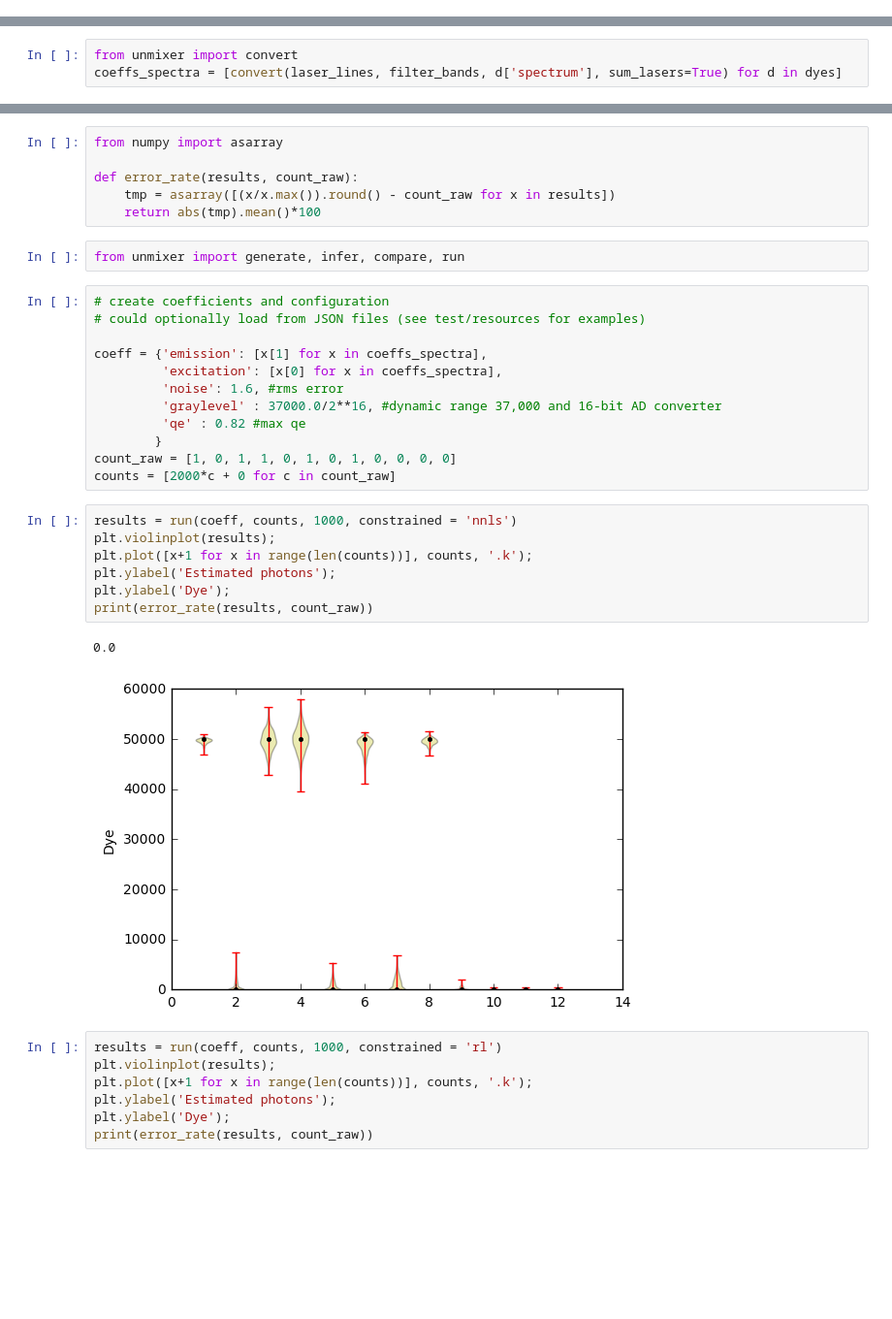
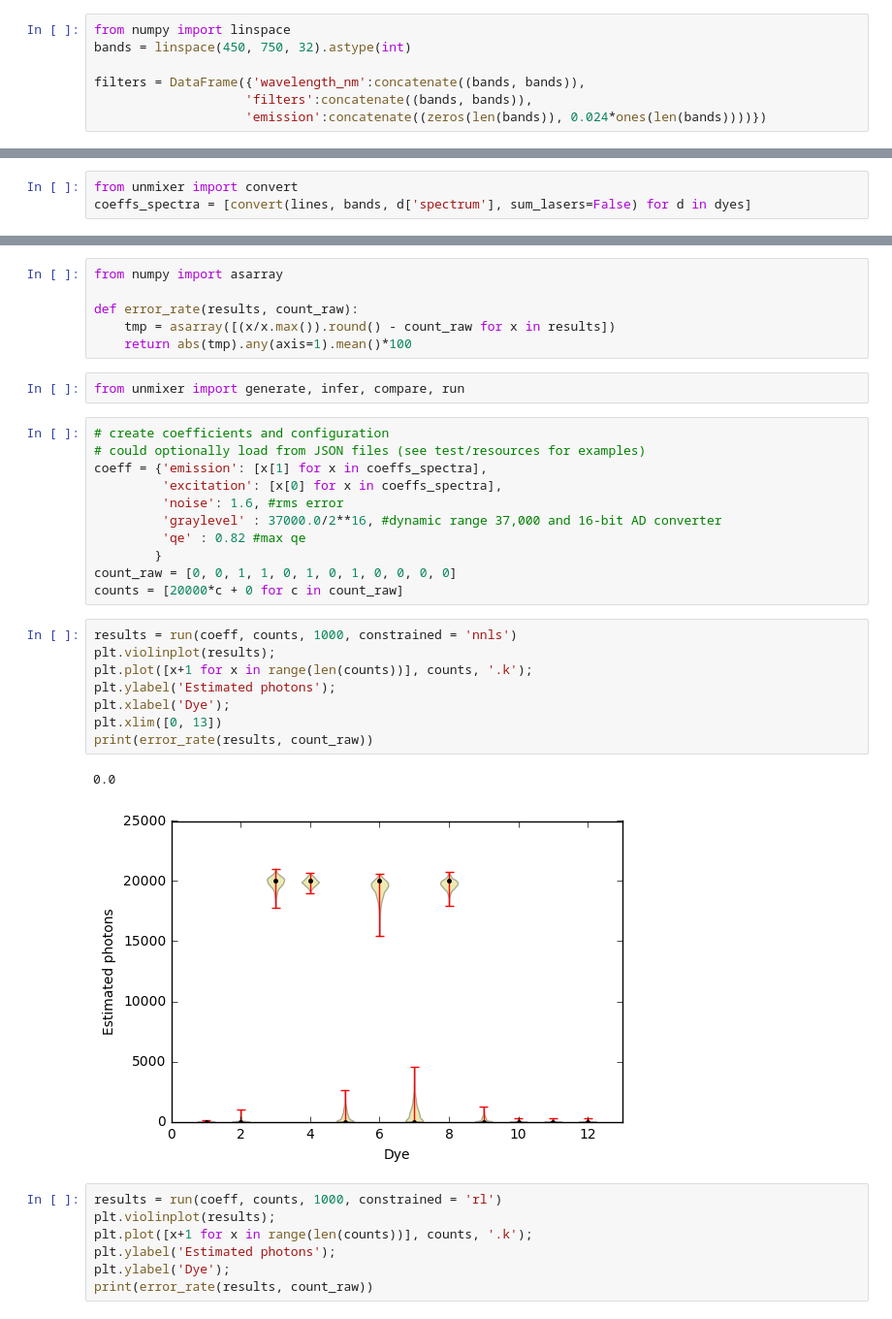
Before and after one commit to sofroniewn/unmixer, a Jupyter notebook: example.ipynb, the cells around one changed output, grey strips where cells are left out. Shown at 97% size. Drawn from its saved outputs; the diff is of its cells as text; blank space fills up the shorter version.

```diff
--- a/example.ipynb
+++ b/example.ipynb
@@ -133,0 +181,7 @@ filter_bands = linspace(450, 750, 32).astype(int)
+# %%
+from numpy import linspace
+bands = linspace(450, 750, 32).astype(int)
+
+filters = DataFrame({'wavelength_nm':concatenate((bands, bands)),
+                    'filters':concatenate((bands, bands)),
+                    'emission':concatenate((zeros(len(bands)), 0.024*ones(len(bands))))})
@@ -134,5 +198,5 @@ filter_bands = linspace(450, 750, 32).astype(int)
 # %%
 from unmixer import convert
-coeffs_spectra = [convert(laser_lines, filter_bands, d['spectrum'], sum_lasers=True) for d in dyes]
+coeffs_spectra = [convert(lines, bands, d['spectrum'], sum_lasers=False) for d in dyes]
 # %% [markdown]
 ## simulation
@@ -141,31 +211,31 @@ from numpy import asarray
 
 def error_rate(results, count_raw):
     tmp = asarray([(x/x.max()).round() - count_raw for x in results])
-    return abs(tmp).mean()*100
+    return abs(tmp).any(axis=1).mean()*100
 # %%
 from unmixer import generate, infer, compare, run
 # %%
 # create coefficients and configuration
 # could optionally load from JSON files (see test/resources for examples)
-
 coeff = {'emission': [x[1] for x in coeffs_spectra],
          'excitation': [x[0] for x in coeffs_spectra],
          'noise': 1.6, #rms error
          'graylevel' : 37000.0/2**16, #dynamic range 37,000 and 16-bit AD converter
          'qe' : 0.82 #max qe
         }
-count_raw = [1, 0, 1, 1, 0, 1, 0, 1, 0, 0, 0, 0]
-counts = [2000*c + 0 for c in count_raw]
+count_raw = [0, 0, 1, 1, 0, 1, 0, 1, 0, 0, 0, 0]
+counts = [20000*c + 0 for c in count_raw]
 # %%
 results = run(coeff, counts, 1000, constrained = 'nnls')
 plt.violinplot(results);
 plt.plot([x+1 for x in range(len(counts))], counts, '.k');
 plt.ylabel('Estimated photons');
-plt.ylabel('Dye');
+plt.xlabel('Dye');
+plt.xlim([0, 13])
 print(error_rate(results, count_raw))
 # %% [output]
 0.0
-[figure, old version]
+[figure, new version]
 # %%
 results = run(coeff, counts, 1000, constrained = 'rl')
 plt.violinplot(results);
```
Also changed, not shown: parts of 32 cells of this notebook, 1 other file.
